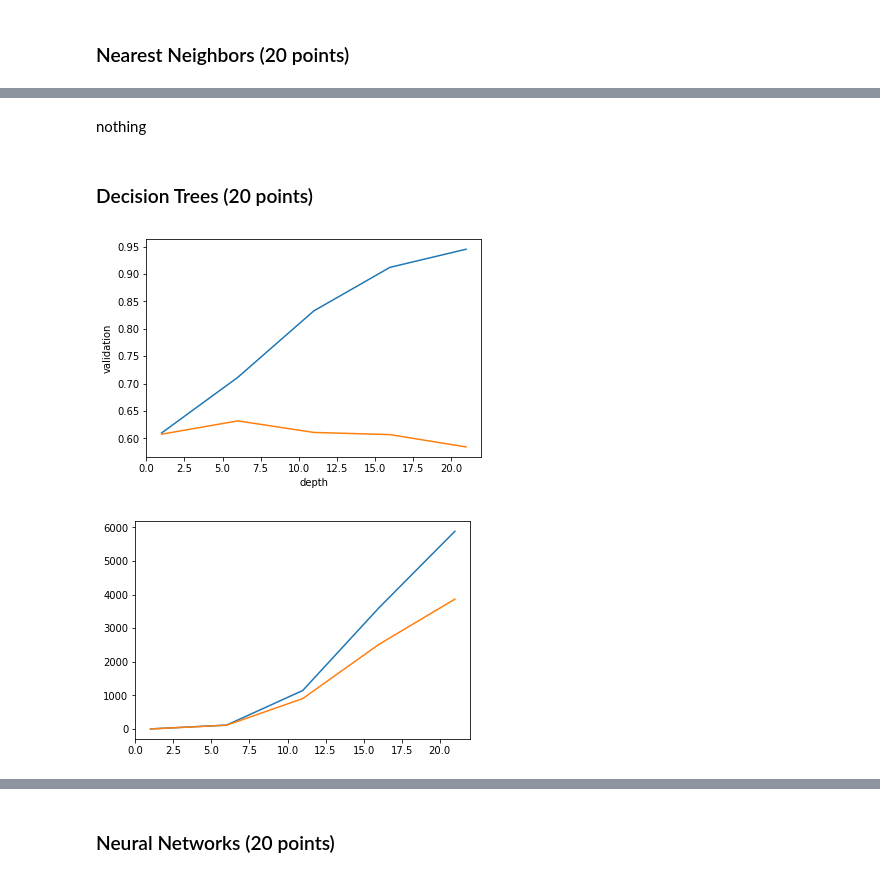
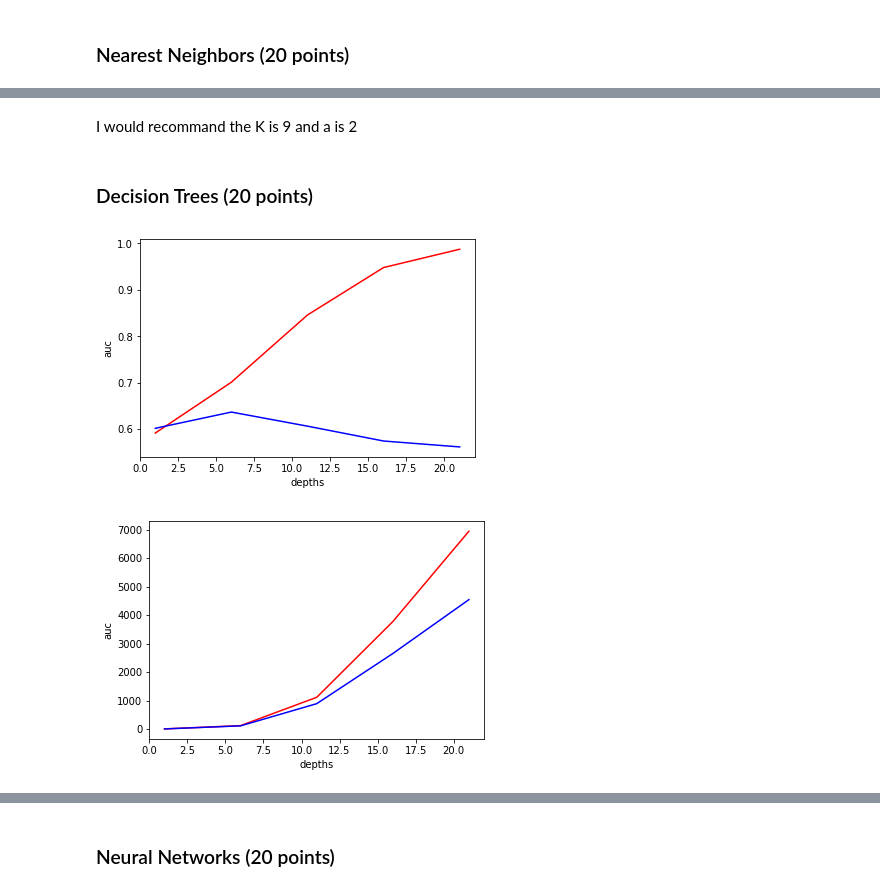
Before and after one commit to Tivcrmn/uci-cs273a, a Jupyter notebook: HW4/Homework4_11_20.ipynb, the cells around one changed output, grey strips where cells are left out. Cells and saved outputs as stored; diff of their text form; code cells hidden in the pictures.

```diff
--- a/HW4/Homework4_11_20.ipynb
+++ b/HW4/Homework4_11_20.ipynb
@@ -41,10 +44,10 @@ print_info(X, '')
 # %%
 # 1.2
 Xtr, Xva, Ytr, Yva = ml.splitData(X, Y)
-Xt, Yt = Xtr[:5000], Ytr[:5000] # subsample for efficiency (you can go higher)
-Xv, Yv = Xva[:5000], Yva[:5000]
-XtS, params = ml.rescale(Xt) # Normalize the features
-XvS, _ = ml.rescale(Xv, params) # Normalize the features
+Xt, Yt = Xtr[:5000], Ytr[:5000]
+Xv, Yv = Xva[:1000], Yva[:1000]
+XtS, params = ml.rescale(Xt)
+XvS, _ = ml.rescale(Xv, params)
 
 print('---XtS-----')
 
@@ -186,48 +173,35 @@ plt.show()
-# %% [markdown]
-nothing
+# %% [markdown]
+I would recommand the K is 9 and a is 2
 # %% [markdown]
 ### Decision Trees (20 points)
 # %%
 # 4.1
-depths = range(1,25, 5)
+depths = range(1,25,5)
 tr_auc = []
 va_auc = []
 
 for d in depths:
-    learner = ml.dtree.treeClassify(Xt, Yt, maxDepth=d)
-    learner.train(XtS, Yt, minParent=2, maxDepth=d, minLeaf=1, nFeatures=None)
+    learner = ml.dtree.treeClassify(XtS, Yt, maxDepth=d)
     tr_auc.append(learner.auc(XtS, Yt))
     va_auc.append(learner.auc(XvS, Yv))
 
-plt.plot(depths, tr_auc)
-plt.xlabel('depth')
-plt.ylabel('train')
-
-plt.plot(depths, va_auc)
-plt.xlabel('depth')
-plt.ylabel('validation')
-
-plt.show()
+plot(depths, tr_auc, va_auc, 'depths')
 # %% [output]
-[figure, old version]
+[figure, new version]
 # %%
 # 4.2
-node1 = []
-node2 = []
+node_minParent_2 = []
+node_minParent_4 = []
 
 for d in depths:
-    learner = ml.dtree.treeClassify(Xt, Yt, maxDepth=d)
-    learner.train(XtS, Yt, minParent=2, maxDepth=d, minLeaf=1, nFeatures=None)
-    node1.append(learner.sz)
+    learner = ml.dtree.treeClassify(XtS, Yt, minParent=2, maxDepth=d)
+    node_minParent_2.append(learner.sz)
 
-    learner = ml.dtree.treeClassify(Xt, Yt, maxDepth=d)
-    learner.train(XtS, Yt, minParent=4, maxDepth=d, minLeaf=1, nFeatures=None)
-    node2.append(learner.sz)
+    learner = ml.dtree.treeClassify(XtS, Yt, minParent=4, maxDepth=d)
+    node_minParent_4.append(learner.sz)
 
-plt.plot(depths, node1)
-plt.plot(depths, node2)
-plt.show()
+plot(depths, node_minParent_2, node_minParent_4, 'depths')
 # %% [output]
-[figure, old version]
+[figure, new version]
 # %%
 # 4.3
```
Also changed, not shown: parts of 17 cells of this notebook.
